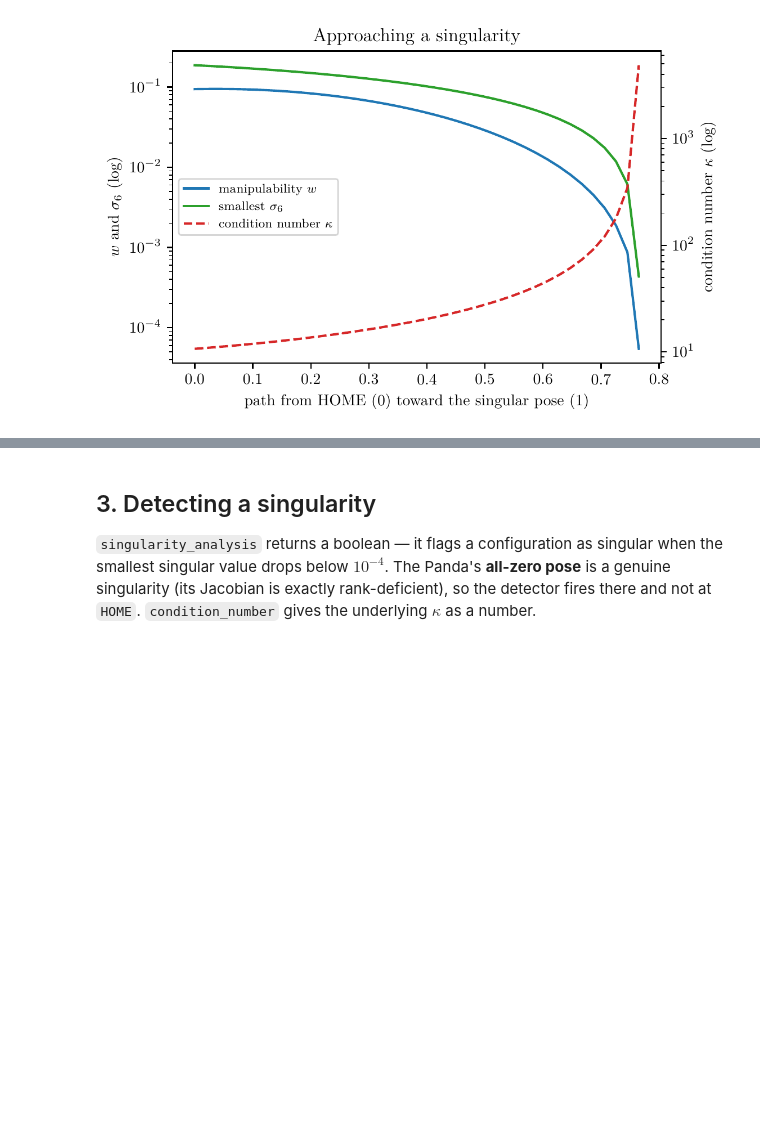
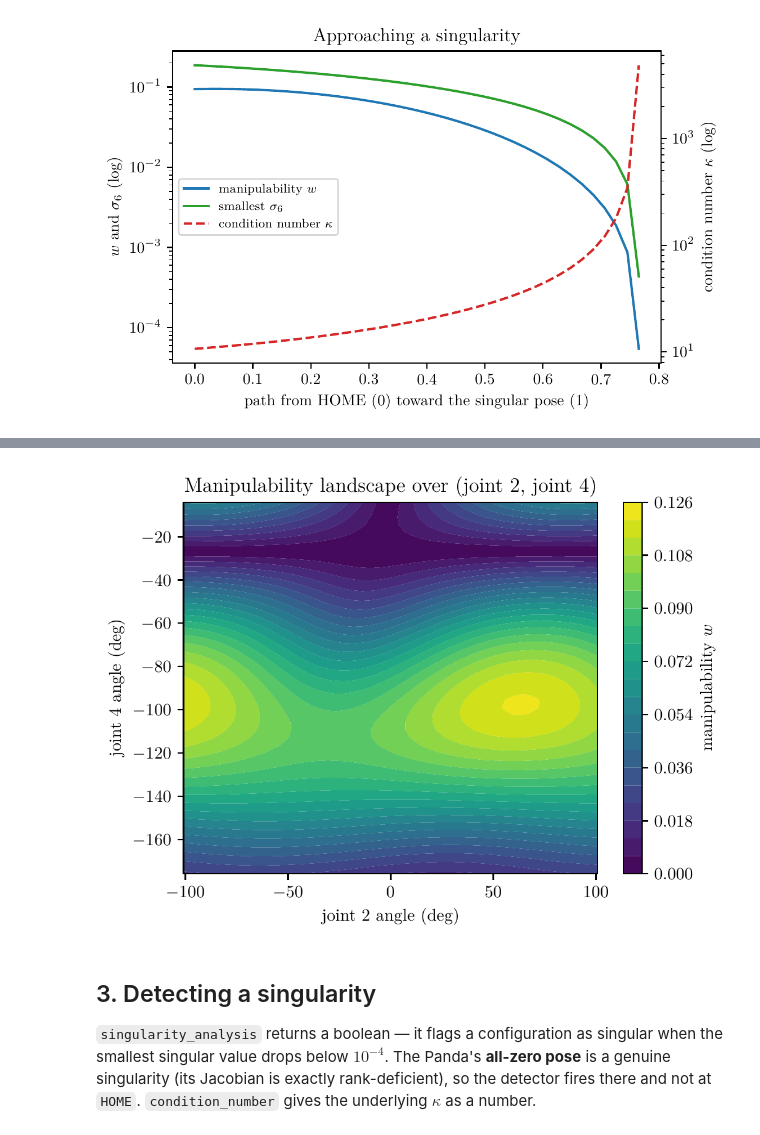
Before and after one commit to boelnasr/ManipulaPy, a Jupyter notebook: notebooks/06_singularities.ipynb, the cells around one changed output, grey strips where cells are left out. Drawn from its saved outputs; the diff is of its cells as text; code cells hidden in the pictures; blank space fills up the shorter version.

```diff
--- a/notebooks/06_singularities.ipynb
+++ b/notebooks/06_singularities.ipynb
@@ -107,3 +141,22 @@ embed_pgf_fig(fig, name="singularity_approach")
+# %%
+q2s = np.linspace(-1.76, 1.76, 50)
+q4s = np.linspace(-3.07, -0.07, 50)
+Wmap = np.zeros((len(q4s), len(q2s)))
+for i, a in enumerate(q2s):
+    for j, b in enumerate(q4s):
+        q = HOME.copy(); q[1] = a; q[3] = b
+        J = sm.jacobian(q, frame='space')
+        Wmap[j, i] = np.sqrt(max(np.linalg.det(J @ J.T), 0))
+
+plt = setup_pgf()
+fig, ax = plt.subplots(figsize=(5.4, 3.9))
+im = ax.contourf(np.degrees(q2s), np.degrees(q4s), Wmap, levels=20, cmap='viridis')
+fig.colorbar(im, ax=ax, label='manipulability $w$')
+ax.set_xlabel('joint 2 angle (deg)'); ax.set_ylabel('joint 4 angle (deg)')
+ax.set_title('Manipulability landscape over (joint 2, joint 4)')
+embed_pgf_fig(fig, name="manipulability_landscape")
+# %% [output]
+[figure, added]
 # %% [markdown]
 ## 3. Detecting a singularity
 
```
Also changed, not shown: parts of 3 cells of this notebook, 7 other files.
